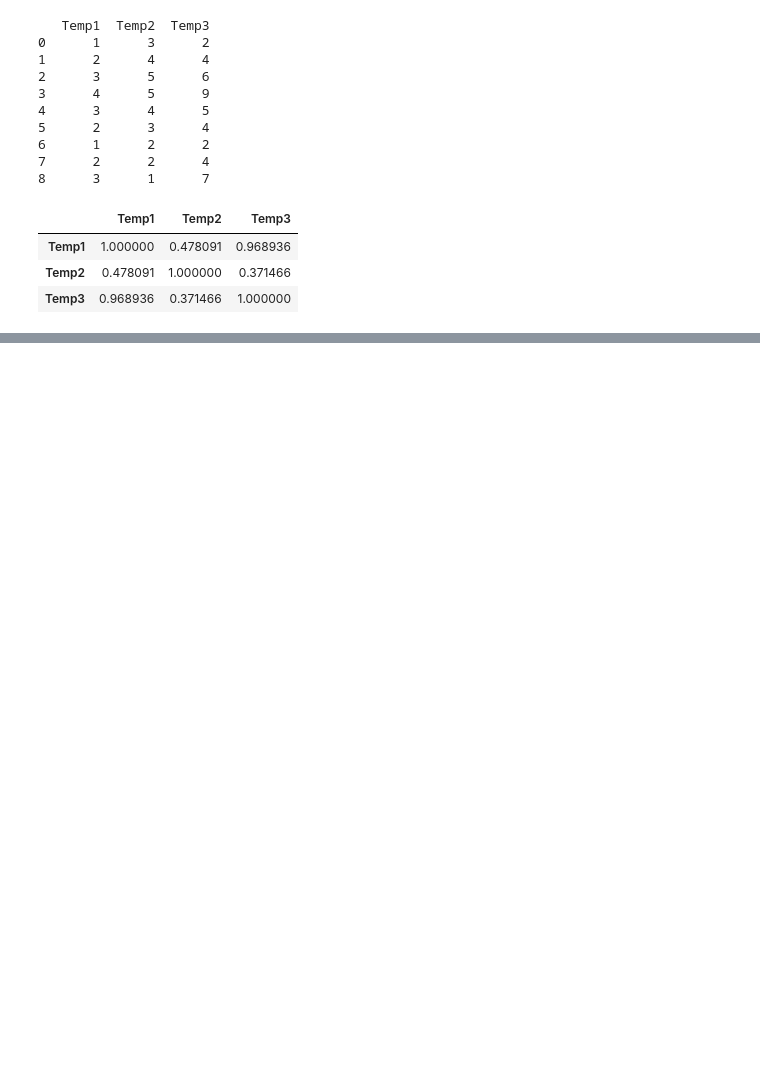
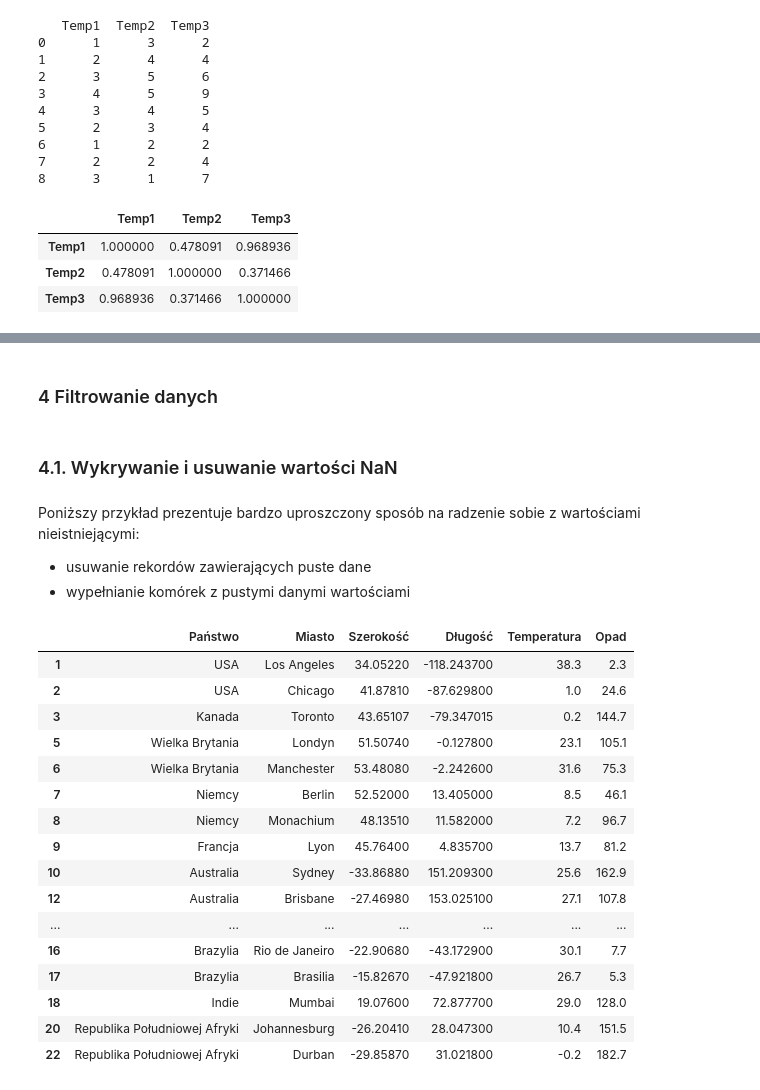
Before and after one commit to November7/AI4Youth, a Jupyter notebook: 3. Biblioteka Pandas/Python - lesson 5.ipynb, the cells around one changed output, grey strips where cells are left out. Drawn from its saved outputs; the diff is of its cells as text; code cells hidden in the pictures; blank space fills up the shorter version.

```diff
--- a/3. Biblioteka Pandas/Python - lesson 5.ipynb
+++ b/3. Biblioteka Pandas/Python - lesson 5.ipynb
@@ -430,0 +431,6 @@ df.corr()
+# %%
+import pandas as pd
+
+countries = pd.read_csv(r"państwa.csv",sep=";",decimal=",",encoding="utf-8")
+cities = pd.read_csv(r"miasta.csv",sep=";",decimal=",",encoding="utf-8")
+weather = pd.read_csv(r"pogoda.csv",sep=";",decimal=",",encoding="utf-8")
@@ -430,0 +492,5 @@ df.corr()
+# %%
+inner = pd.merge(countries,cities,how="inner",on="Miasto")
+print(inner)
+print("\n")
+inner.info()
@@ -430,0 +515,42 @@ df.corr()
+# %% [markdown]
+### 4 Filtrowanie danych
+# %% [markdown]
+### 4.1. Wykrywanie i usuwanie wartości NaN
+# %%
+import pandas as pd
+
+countries = pd.read_csv(r"państwa.csv",sep=";",decimal=",",encoding="utf-8")
+cities = pd.read_csv(r"miasta.csv",sep=";",decimal=",",encoding="utf-8")
+weather = pd.read_csv(r"pogoda.csv",sep=";",decimal=",",encoding="utf-8")
+
+cc = pd.merge(countries,cities,how="left",on="Miasto")
+
+all = pd.merge(inner,weather,how="left",on="Miasto")
+# print(all)
+# %% [markdown]
+Poniższy przykład prezentuje bardzo uproszczony sposób na radzenie sobie z wartościami nieistniejącymi:
+- usuwanie rekordów zawierających puste dane
+- wypełnianie komórek z pustymi danymi wartościami
+# %%
+kopia1 = all.dropna()
+#all.dropna(inplace=True)
+
+kopia1
+# %% [output]
+|  | Państwo | Miasto | Szerokość | Długość | Temperatura | Opad |
+| 1 | USA | Los Angeles | 34.05220 | -118.243700 | 38.3 | 2.3 |
+| 2 | USA | Chicago | 41.87810 | -87.629800 | 1.0 | 24.6 |
+| 3 | Kanada | Toronto | 43.65107 | -79.347015 | 0.2 | 144.7 |
+| 5 | Wielka Brytania | Londyn | 51.50740 | -0.127800 | 23.1 | 105.1 |
+| 6 | Wielka Brytania | Manchester | 53.48080 | -2.242600 | 31.6 | 75.3 |
+| 7 | Niemcy | Berlin | 52.52000 | 13.405000 | 8.5 | 46.1 |
+| 8 | Niemcy | Monachium | 48.13510 | 11.582000 | 7.2 | 96.7 |
+| 9 | Francja | Lyon | 45.76400 | 4.835700 | 13.7 | 81.2 |
+| 10 | Australia | Sydney | -33.86880 | 151.209300 | 25.6 | 162.9 |
+| 12 | Australia | Brisbane | -27.46980 | 153.025100 | 27.1 | 107.8 |
+| ... | ... | ... | ... | ... | ... | ... |
+| 16 | Brazylia | Rio de Janeiro | -22.90680 | -43.172900 | 30.1 | 7.7 |
+| 17 | Brazylia | Brasilia | -15.82670 | -47.921800 | 26.7 | 5.3 |
+| 18 | Indie | Mumbai | 19.07600 | 72.877700 | 29.0 | 128.0 |
+| 20 | Republika Południowej Afryki | Johannesburg | -26.20410 | 28.047300 | 10.4 | 151.5 |
+| 22 | Republika Południowej Afryki | Durban | -29.85870 | 31.021800 | -0.2 | 182.7 |
```
Also changed, not shown: parts of 40 cells of this notebook, 13 other files.
